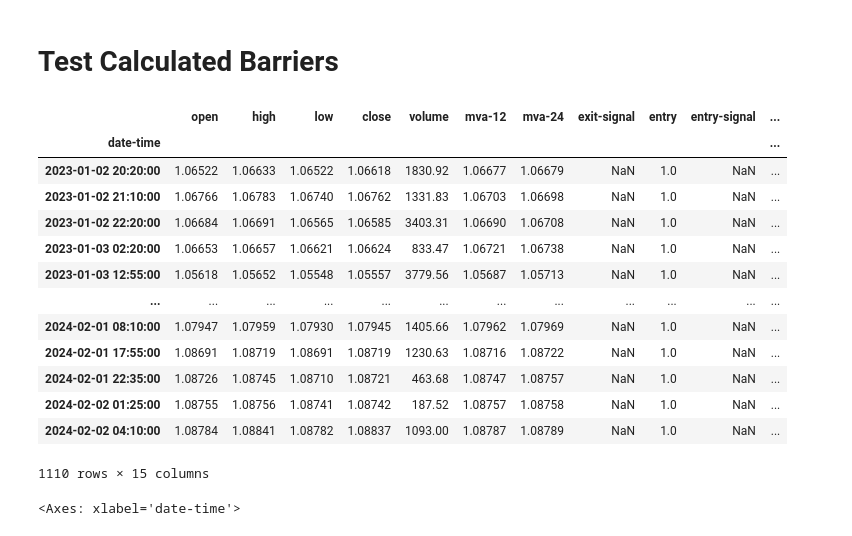
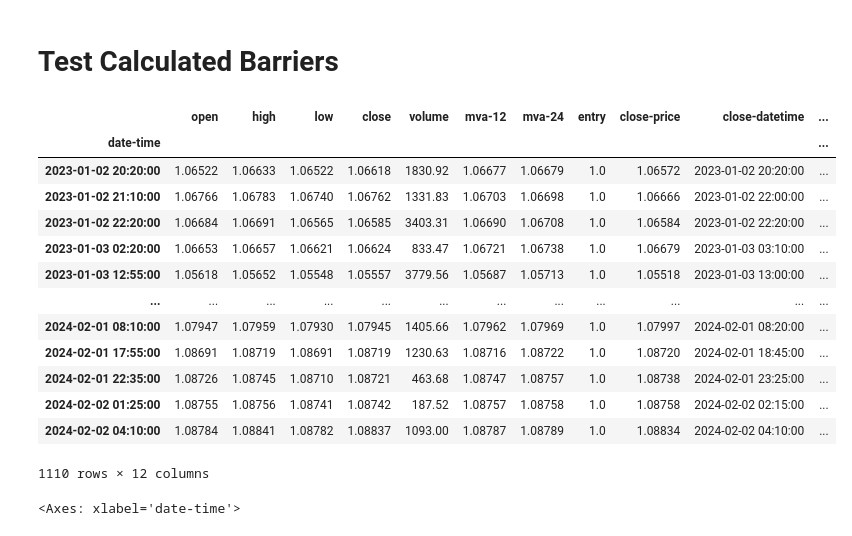
Before and after one commit to mchiuminatto/triple_barrier, a Jupyter notebook: docs/analyze_trades.ipynb, the cells around one changed output. Saved outputs shown, nothing was run; the diff lists cells and outputs as text; code cells hidden in the pictures.

```diff
--- a/docs/analyze_trades.ipynb
+++ b/docs/analyze_trades.ipynb
@@ -5,22 +5,22 @@ import pandas as pd
 # %%
 df = pd.read_parquet("../tests/triple_barrier/integration/output/base_case_short.parquet")
 # %%
-df
+df[['open', 'high', 'low', 'close', 'volume', 'mva-12', 'mva-24', 'entry', 'close-price','close-datetime', 'close-type', 'profit']]
 # %% [output]
-|  | open | high | low | close | volume | mva-12 | mva-24 | exit-signal | entry | entry-signal | ... |
+|  | open | high | low | close | volume | mva-12 | mva-24 | entry | close-price | close-datetime | ... |
 | date-time |  |  |  |  |  |  |  |  |  |  | ... |
-| 2023-01-02 20:20:00 | 1.06522 | 1.06633 | 1.06522 | 1.06618 | 1830.92 | 1.06677 | 1.06679 | NaN | 1.0 | NaN | ... |
-| 2023-01-02 21:10:00 | 1.06766 | 1.06783 | 1.06740 | 1.06762 | 1331.83 | 1.06703 | 1.06698 | NaN | 1.0 | NaN | ... |
-| 2023-01-02 22:20:00 | 1.06684 | 1.06691 | 1.06565 | 1.06585 | 3403.31 | 1.06690 | 1.06708 | NaN | 1.0 | NaN | ... |
-| 2023-01-03 02:20:00 | 1.06653 | 1.06657 | 1.06621 | 1.06624 | 833.47 | 1.06721 | 1.06738 | NaN | 1.0 | NaN | ... |
-| 2023-01-03 12:55:00 | 1.05618 | 1.05652 | 1.05548 | 1.05557 | 3779.56 | 1.05687 | 1.05713 | NaN | 1.0 | NaN | ... |
+| 2023-01-02 20:20:00 | 1.06522 | 1.06633 | 1.06522 | 1.06618 | 1830.92 | 1.06677 | 1.06679 | 1.0 | 1.06572 | 2023-01-02 20:20:00 | ... |
+| 2023-01-02 21:10:00 | 1.06766 | 1.06783 | 1.06740 | 1.06762 | 1331.83 | 1.06703 | 1.06698 | 1.0 | 1.06666 | 2023-01-02 22:00:00 | ... |
+| 2023-01-02 22:20:00 | 1.06684 | 1.06691 | 1.06565 | 1.06585 | 3403.31 | 1.06690 | 1.06708 | 1.0 | 1.06584 | 2023-01-02 22:20:00 | ... |
+| 2023-01-03 02:20:00 | 1.06653 | 1.06657 | 1.06621 | 1.06624 | 833.47 | 1.06721 | 1.06738 | 1.0 | 1.06679 | 2023-01-03 03:10:00 | ... |
+| 2023-01-03 12:55:00 | 1.05618 | 1.05652 | 1.05548 | 1.05557 | 3779.56 | 1.05687 | 1.05713 | 1.0 | 1.05518 | 2023-01-03 13:00:00 | ... |
 | ... | ... | ... | ... | ... | ... | ... | ... | ... | ... | ... | ... |
-| 2024-02-01 08:10:00 | 1.07947 | 1.07959 | 1.07930 | 1.07945 | 1405.66 | 1.07962 | 1.07969 | NaN | 1.0 | NaN | ... |
-| 2024-02-01 17:55:00 | 1.08691 | 1.08719 | 1.08691 | 1.08719 | 1230.63 | 1.08716 | 1.08722 | NaN | 1.0 | NaN | ... |
-| 2024-02-01 22:35:00 | 1.08726 | 1.08745 | 1.08710 | 1.08721 | 463.68 | 1.08747 | 1.08757 | NaN | 1.0 | NaN | ... |
-| 2024-02-02 01:25:00 | 1.08755 | 1.08756 | 1.08741 | 1.08742 | 187.52 | 1.08757 | 1.08758 | NaN | 1.0 | NaN | ... |
-| 2024-02-02 04:10:00 | 1.08784 | 1.08841 | 1.08782 | 1.08837 | 1093.00 | 1.08787 | 1.08789 | NaN | 1.0 | NaN | ... |
+| 2024-02-01 08:10:00 | 1.07947 | 1.07959 | 1.07930 | 1.07945 | 1405.66 | 1.07962 | 1.07969 | 1.0 | 1.07997 | 2024-02-01 08:20:00 | ... |
+| 2024-02-01 17:55:00 | 1.08691 | 1.08719 | 1.08691 | 1.08719 | 1230.63 | 1.08716 | 1.08722 | 1.0 | 1.08720 | 2024-02-01 18:45:00 | ... |
+| 2024-02-01 22:35:00 | 1.08726 | 1.08745 | 1.08710 | 1.08721 | 463.68 | 1.08747 | 1.08757 | 1.0 | 1.08738 | 2024-02-01 23:25:00 | ... |
+| 2024-02-02 01:25:00 | 1.08755 | 1.08756 | 1.08741 | 1.08742 | 187.52 | 1.08757 | 1.08758 | 1.0 | 1.08758 | 2024-02-02 02:15:00 | ... |
+| 2024-02-02 04:10:00 | 1.08784 | 1.08841 | 1.08782 | 1.08837 | 1093.00 | 1.08787 | 1.08789 | 1.0 | 1.08834 | 2024-02-02 04:10:00 | ... |
-1110 rows × 15 columns
+1110 rows × 12 columns
 # %%
 df["profit"] = ( df["open"] - df["close-price"])*10**4
 # %%
```
Also changed, not shown: 5 other files.
